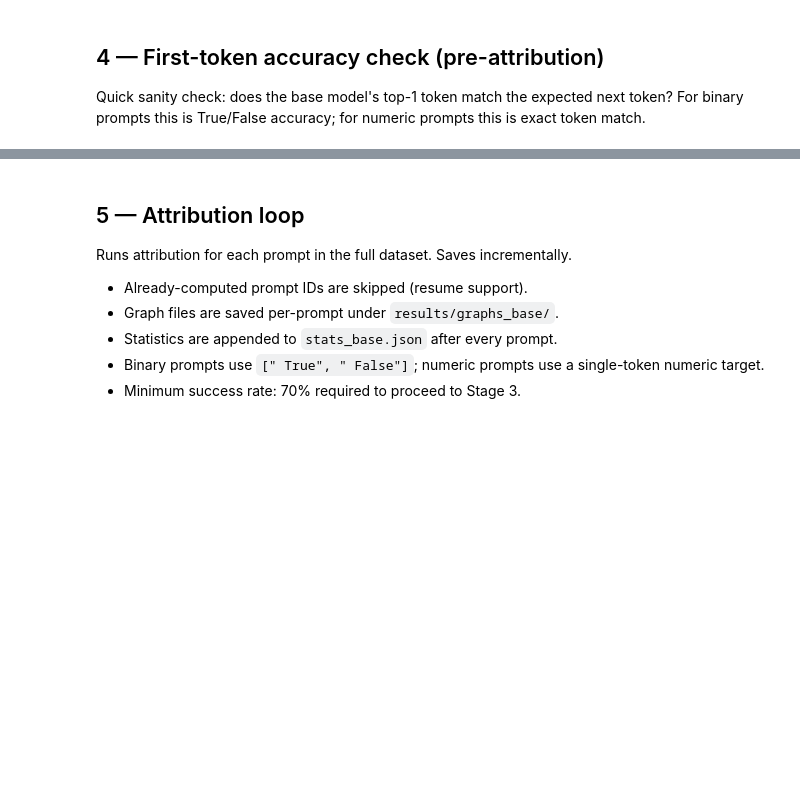
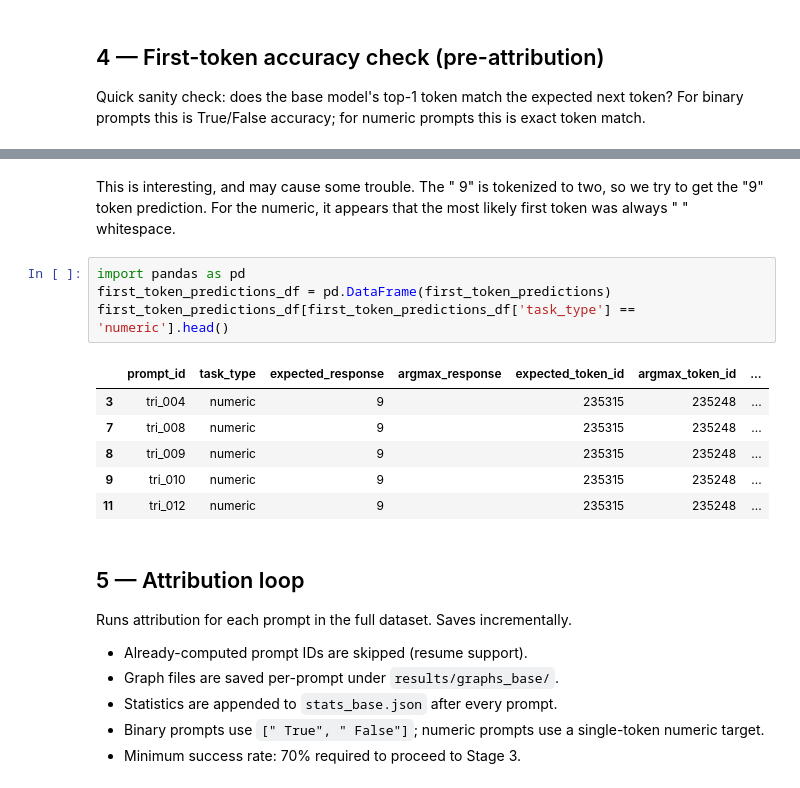
Before and after one commit to hollolaszlo88/thesis_circuit_breaker, a Jupyter notebook: my_work/notebooks/02_baseline_attribution.ipynb, the cells around one changed output, grey strips where cells are left out. Cells and saved outputs as stored; diff of their text form; blank space fills up the shorter version.

```diff
--- a/my_work/notebooks/02_baseline_attribution.ipynb
+++ b/my_work/notebooks/02_baseline_attribution.ipynb
@@ -259,3 +317,16 @@ ValueError: Numeric label token must be single-token, got ' 9' -> [235248, 23531
+# %% [markdown]
+This is interesting, and may cause some trouble. The " 9" is tokenized to two, so we try to get the "9" token prediction. For the numeric, it appears that the most likely first token was always " " whitespace.
+# %%
+import pandas as pd
+first_token_predictions_df = pd.DataFrame(first_token_predictions)
+first_token_predictions_df[first_token_predictions_df['task_type'] == 'numeric'].head()
+# %% [output]
+|  | prompt_id | task_type | expected_response | argmax_response | expected_token_id | argmax_token_id | ... |
+| 3 | tri_004 | numeric | 9 |  | 235315 | 235248 | ... |
+| 7 | tri_008 | numeric | 9 |  | 235315 | 235248 | ... |
+| 8 | tri_009 | numeric | 9 |  | 235315 | 235248 | ... |
+| 9 | tri_010 | numeric | 9 |  | 235315 | 235248 | ... |
+| 11 | tri_012 | numeric | 9 |  | 235315 | 235248 | ... |
 # %% [markdown]
 ## 5 — Attribution loop
 
```
Also changed, not shown: parts of 6 cells of this notebook, 4 other files.
